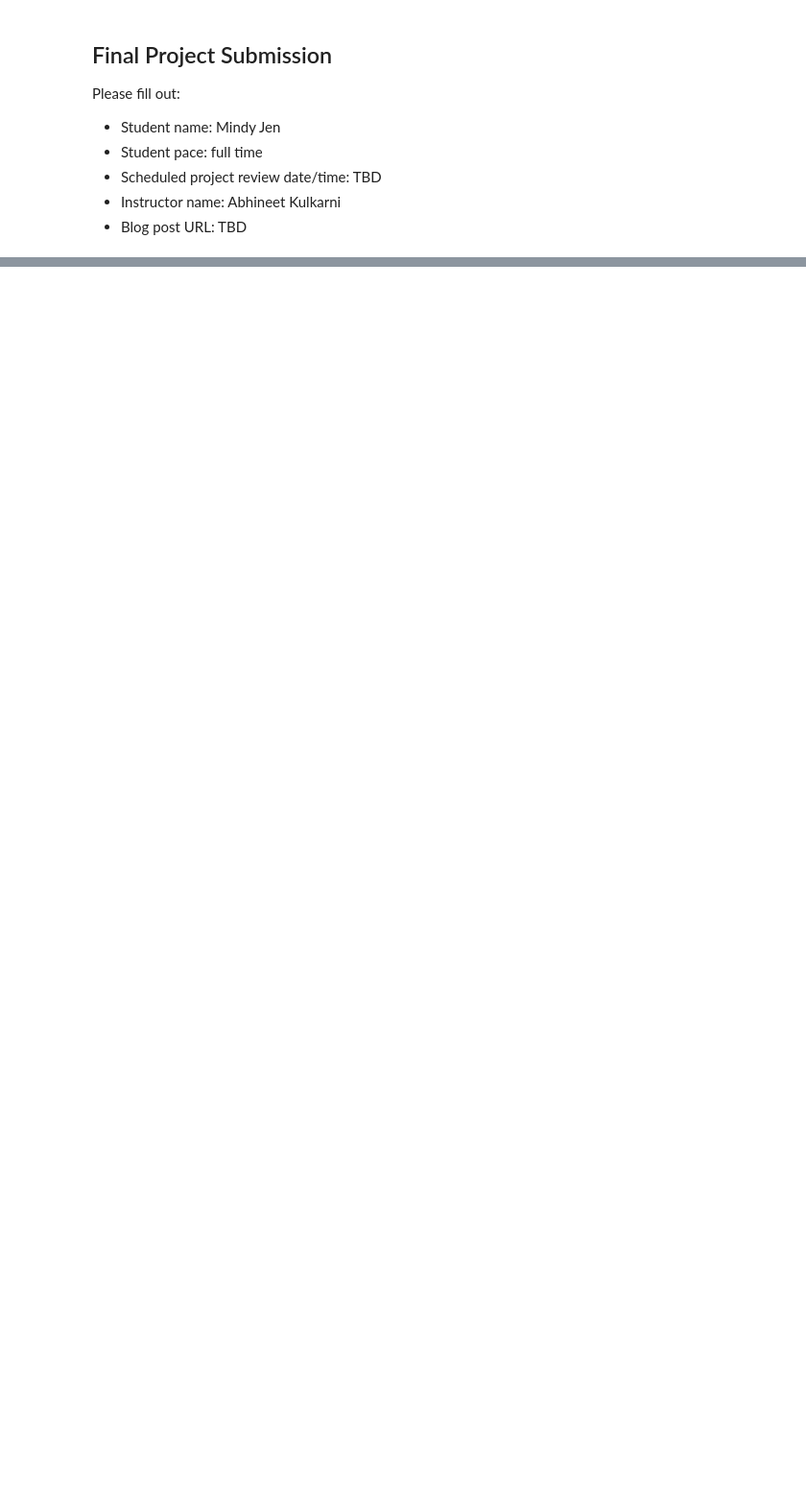
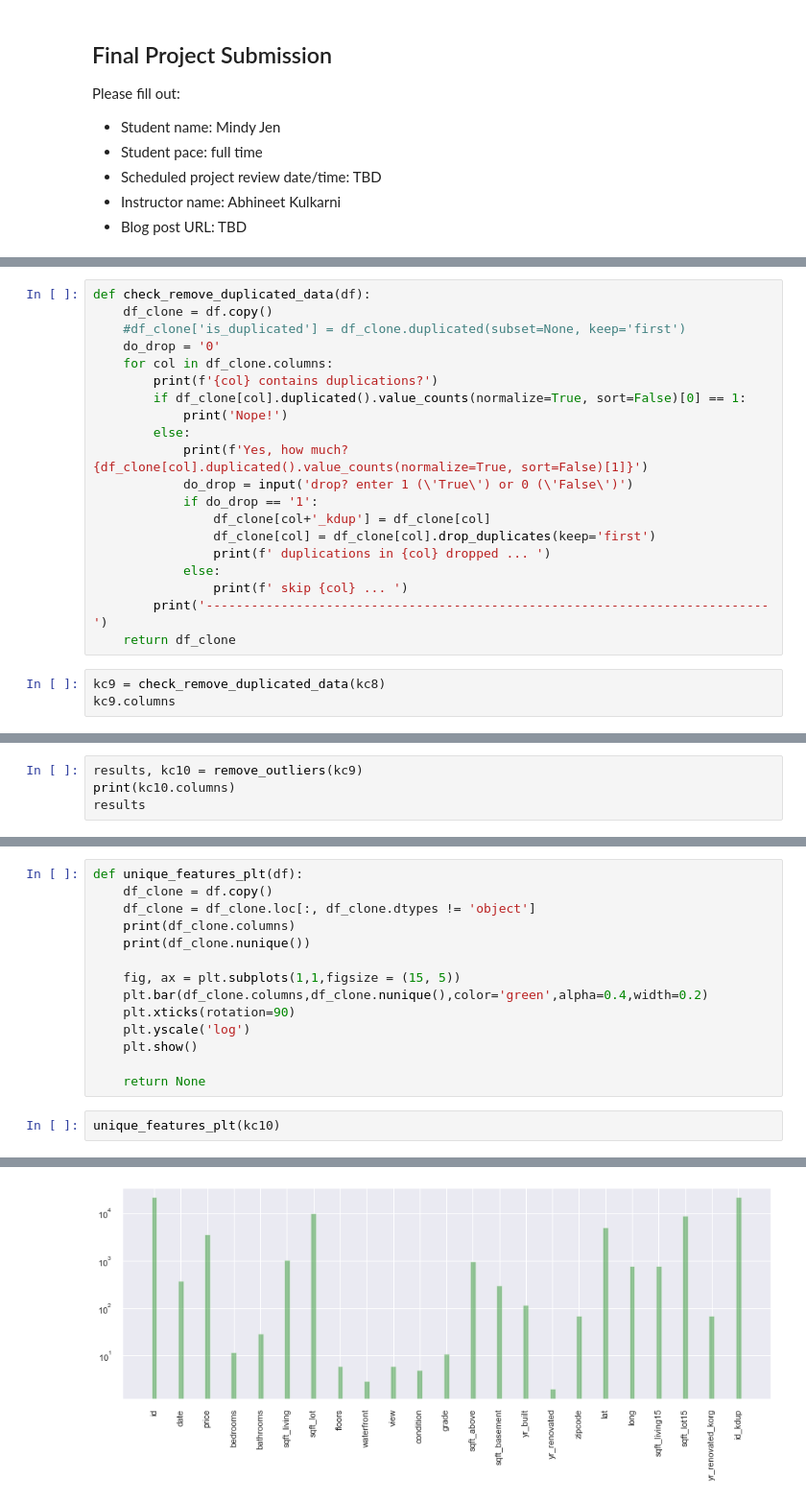
Before and after one commit to renjmindy/dsc-mod-2-project-v2-1-onl01-dtsc-ft-052620, a Jupyter notebook: student.ipynb, the cells around one changed output, grey strips where cells are left out. Shown: that part at 96% size. Drawn from its saved outputs; the diff is of its cells as text; blank space fills up the shorter version.

```diff
--- a/student.ipynb
+++ b/student.ipynb
@@ -295,0 +288,23 @@ kc5[kc5.yr_diff>0].shape[0] / kc5.shape[0]
+# %%
+def check_remove_duplicated_data(df):
+    df_clone = df.copy()
+    #df_clone['is_duplicated'] = df_clone.duplicated(subset=None, keep='first')
+    do_drop = '0'
+    for col in df_clone.columns:
+        print(f'{col} contains duplications?')
+        if df_clone[col].duplicated().value_counts(normalize=True, sort=False)[0] == 1:
+            print('Nope!')
+        else:
+            print(f'Yes, how much? {df_clone[col].duplicated().value_counts(normalize=True, sort=False)[1]}')
+            do_drop = input('drop? enter 1 (\'True\') or 0 (\'False\')')
+            if do_drop == '1':
+                df_clone[col+'_kdup'] = df_clone[col]
+                df_clone[col] = df_clone[col].drop_duplicates(keep='first')
+                print(f' duplications in {col} dropped ... ')
+            else:
+                print(f' skip {col} ... ')
+        print('---------------------------------------------------------------------------')
+    return df_clone
+# %%
+kc9 = check_remove_duplicated_data(kc8)
+kc9.columns
@@ -295,0 +387,4 @@ kc5[kc5.yr_diff>0].shape[0] / kc5.shape[0]
+# %%
+results, kc10 = remove_outliers(kc9)
+print(kc10.columns)
+results
@@ -295,0 +428,17 @@ kc5[kc5.yr_diff>0].shape[0] / kc5.shape[0]
+# %%
+def unique_features_plt(df):
+    df_clone = df.copy()
+    df_clone = df_clone.loc[:, df_clone.dtypes != 'object']
+    print(df_clone.columns)
+    print(df_clone.nunique())
+
+    fig, ax = plt.subplots(1,1,figsize = (15, 5))
+    plt.bar(df_clone.columns,df_clone.nunique(),color='green',alpha=0.4,width=0.2)
+    plt.xticks(rotation=90)
+    plt.yscale('log')
+    plt.show()
+
+    return None
+# %%
+unique_features_plt(kc10)
+# %% [output]
@@ -295,0 +462 @@ kc5[kc5.yr_diff>0].shape[0] / kc5.shape[0]
+[figure, added]
```
Also changed, not shown: parts of 35 cells of this notebook.
